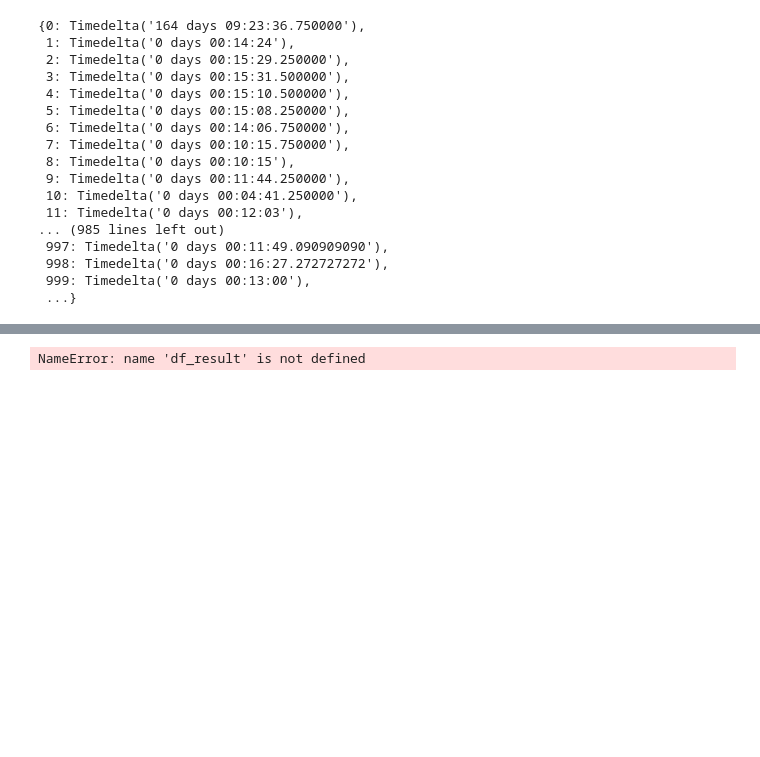
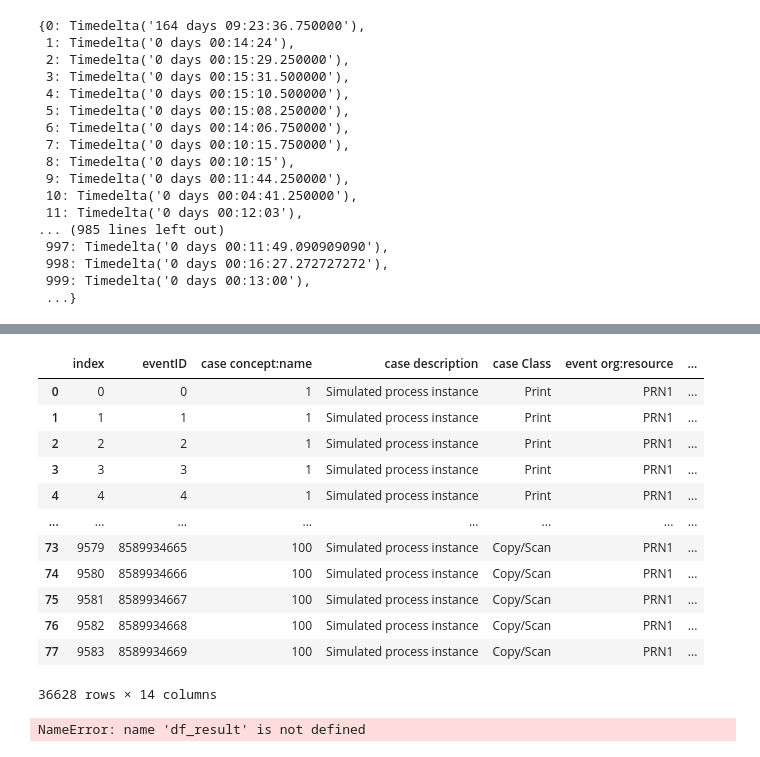
Before and after one commit to daangouw/Process-Mining, a Jupyter notebook: Added columns.ipynb, the cells around one changed output, grey strips where cells are left out. Drawn from its saved outputs; the diff is of its cells as text; code cells hidden in the pictures; blank space fills up the shorter version.

Commit message:
Time add

```diff
--- a/Added columns.ipynb
+++ b/Added columns.ipynb
@@ -277,3 +277,5 @@ for case in cases:
     df_case = df_result[df_result['case concept:name'] == case].copy()
     df_case.reset_index(inplace=True)
     for index, row in df_case.iterrows():
+        time = mean_time_dict[index]
+        lst.append(time)
@@ -298,3 +282,21 @@ for case in cases:
+# %%
+df_result['Time prediction'] = lst
+# %%
+df_result
+# %% [output]
+|  | index | eventID | case concept:name | case description | case Class | event org:resource | ... |
+| 0 | 0 | 0 | 1 | Simulated process instance | Print | PRN1 | ... |
+| 1 | 1 | 1 | 1 | Simulated process instance | Print | PRN1 | ... |
+| 2 | 2 | 2 | 1 | Simulated process instance | Print | PRN1 | ... |
+| 3 | 3 | 3 | 1 | Simulated process instance | Print | PRN1 | ... |
+| 4 | 4 | 4 | 1 | Simulated process instance | Print | PRN1 | ... |
+| ... | ... | ... | ... | ... | ... | ... | ... |
+| 73 | 9579 | 8589934665 | 100 | Simulated process instance | Copy/Scan | PRN1 | ... |
+| 74 | 9580 | 8589934666 | 100 | Simulated process instance | Copy/Scan | PRN1 | ... |
+| 75 | 9581 | 8589934667 | 100 | Simulated process instance | Copy/Scan | PRN1 | ... |
+| 76 | 9582 | 8589934668 | 100 | Simulated process instance | Copy/Scan | PRN1 | ... |
+| 77 | 9583 | 8589934669 | 100 | Simulated process instance | Copy/Scan | PRN1 | ... |
+36628 rows × 14 columns
 # %%
 int_dict = {}
 for case in cases:
```
Also changed, not shown: parts of 1 cell of this notebook.
